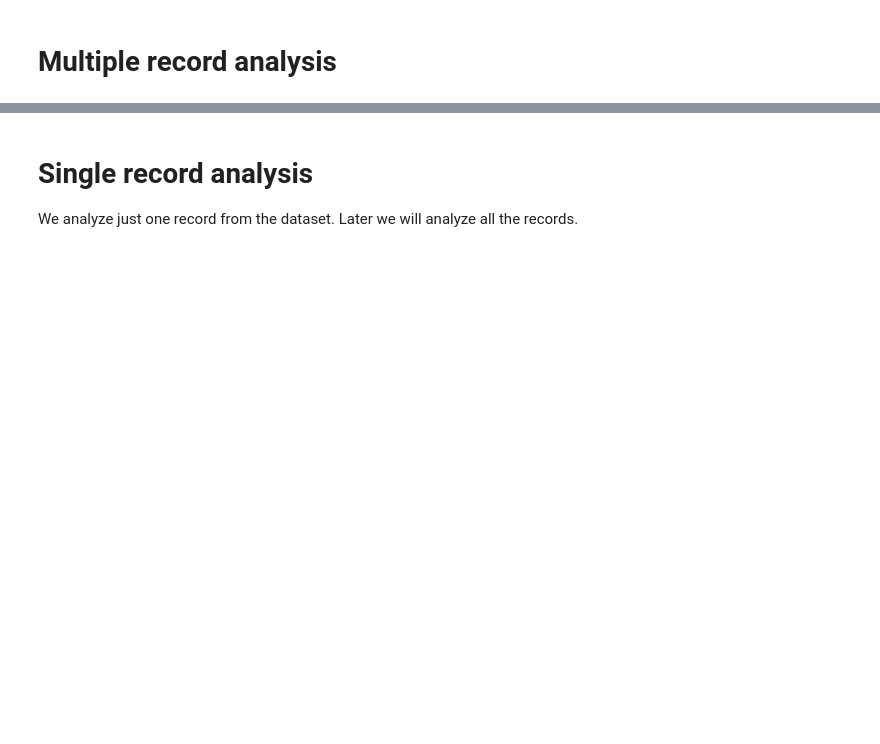
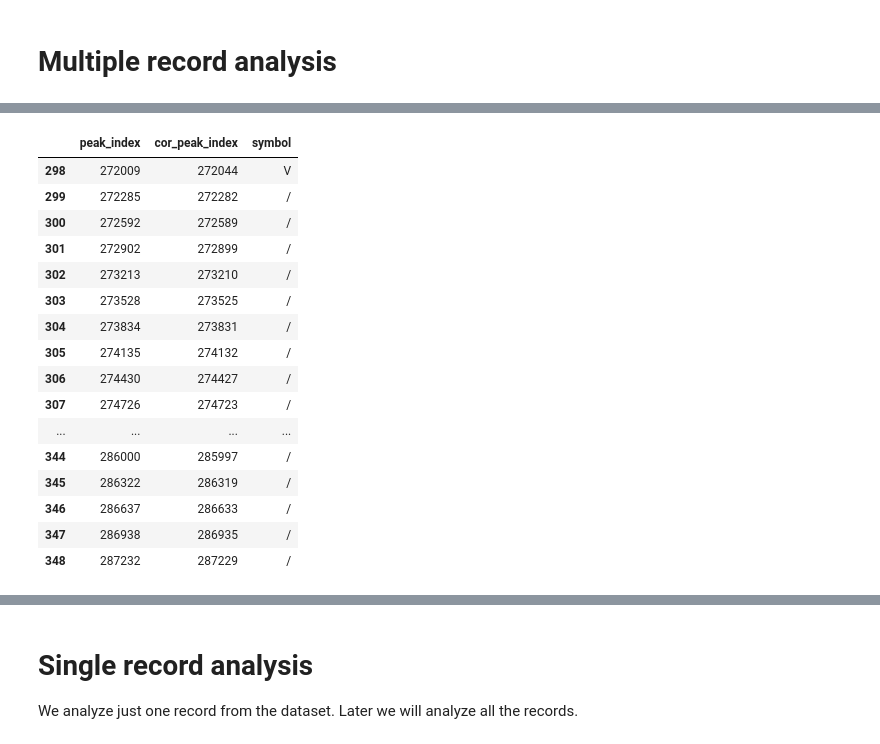
Before and after one commit to Vinicius667/ectopic_beats_detection, a Jupyter notebook: 02_neurokit.ipynb, the cells around one changed output, grey strips where cells are left out. Drawn from its saved outputs; the diff is of its cells as text; code cells hidden in the pictures; blank space fills up the shorter version.

```diff
--- a/02_neurokit.ipynb
+++ b/02_neurokit.ipynb
@@ -163,0 +245,20 @@ KeyboardInterrupt:
+# %%
+df_beats[df_beats.peak_index > 272_000]
+# %% [output]
+|  | peak_index | cor_peak_index | symbol |
+| 298 | 272009 | 272044 | V |
+| 299 | 272285 | 272282 | / |
+| 300 | 272592 | 272589 | / |
+| 301 | 272902 | 272899 | / |
+| 302 | 273213 | 273210 | / |
+| 303 | 273528 | 273525 | / |
+| 304 | 273834 | 273831 | / |
+| 305 | 274135 | 274132 | / |
+| 306 | 274430 | 274427 | / |
+| 307 | 274726 | 274723 | / |
+| ... | ... | ... | ... |
+| 344 | 286000 | 285997 | / |
+| 345 | 286322 | 286319 | / |
+| 346 | 286637 | 286633 | / |
+| 347 | 286938 | 286935 | / |
+| 348 | 287232 | 287229 | / |
```
Also changed, not shown: parts of 19 cells of this notebook, 2 other files.
